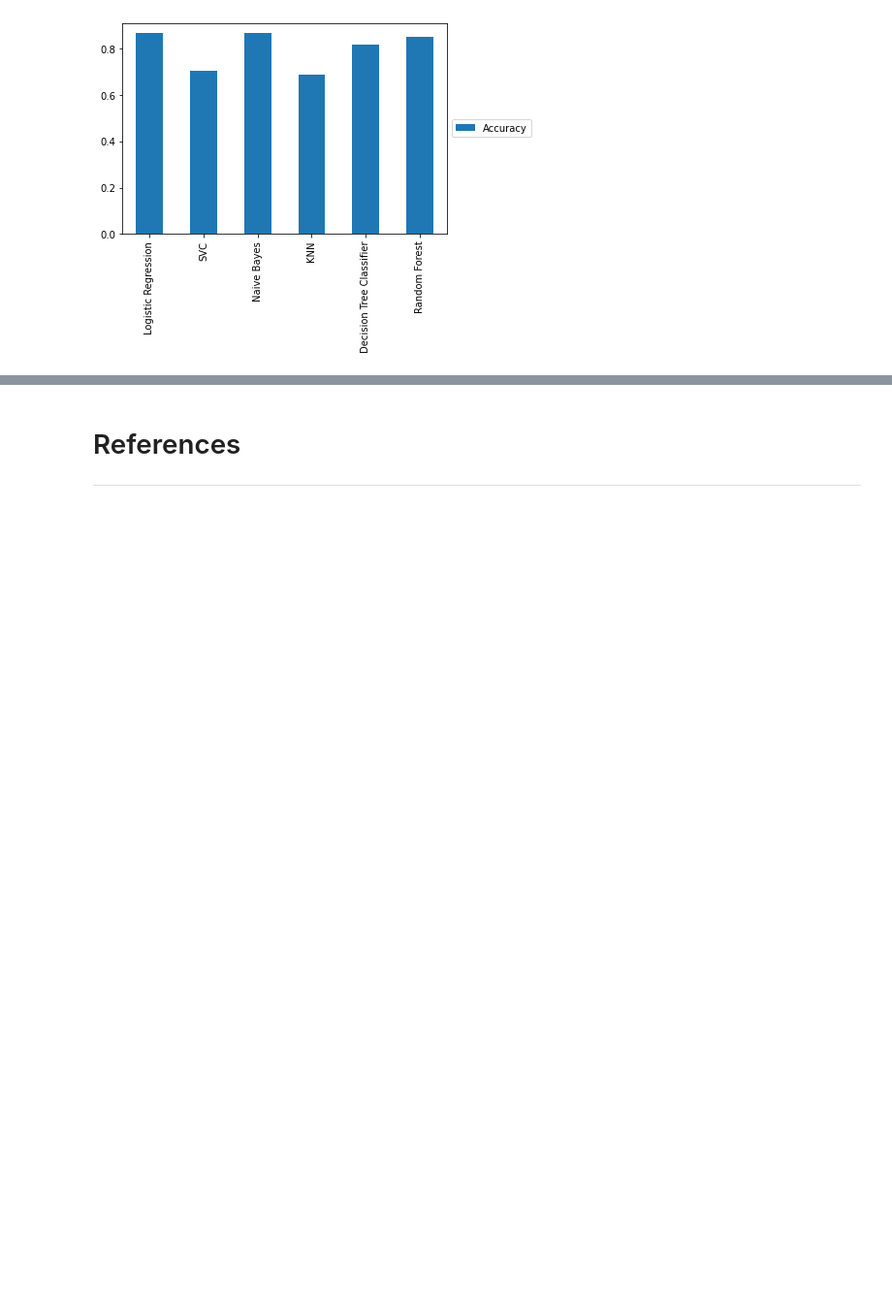
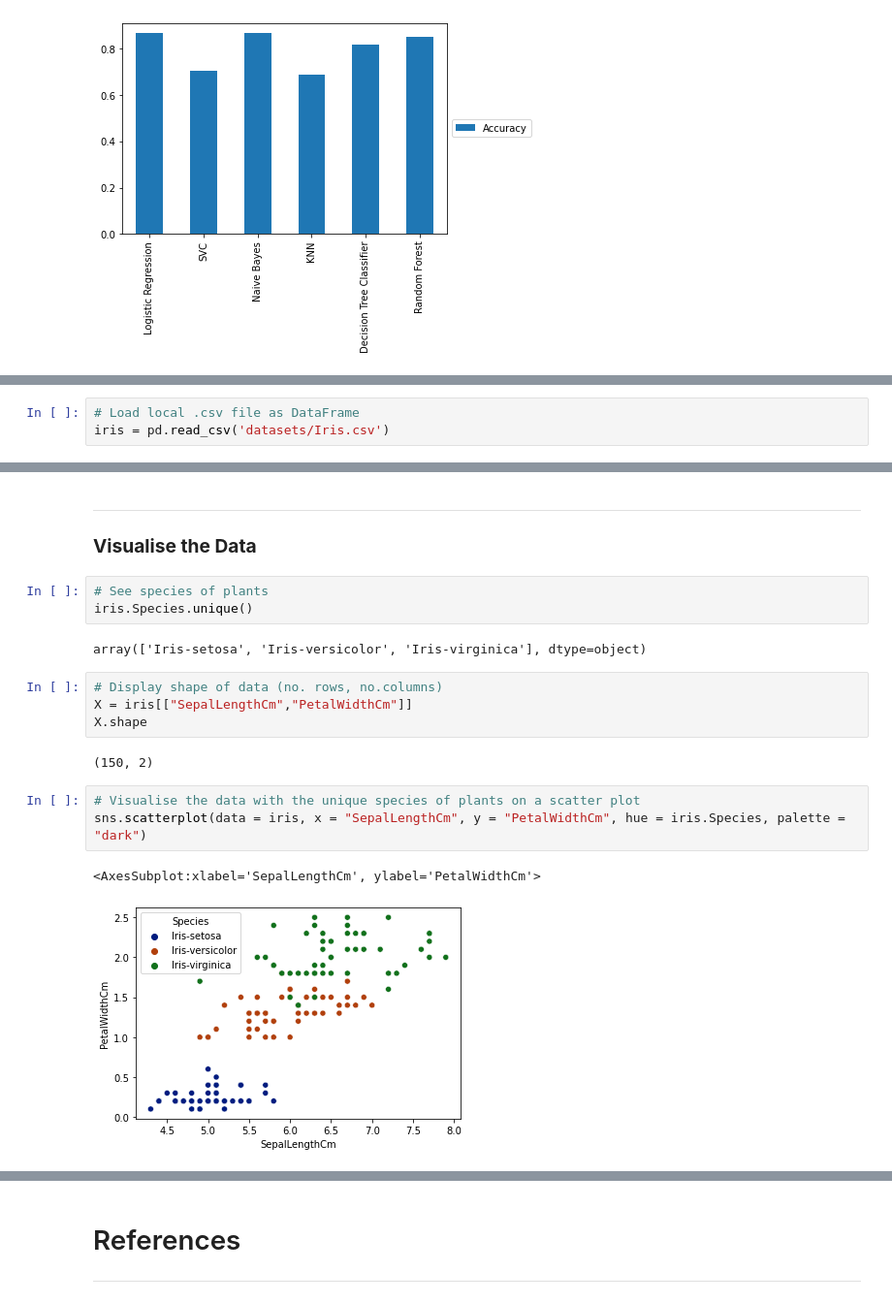
Before and after one commit to OwenKe11y/Emerging-Technologies-2021, a Jupyter notebook: project_notebooks/scikit-learn.ipynb, the cells around one changed output, grey strips where cells are left out. Shown at 97% size. Drawn from its saved outputs; the diff is of its cells as text; blank space fills up the shorter version.

Commit message:
Added clusting algorithm with the Iris dataset, cleaned up notebooks also

```diff
--- a/project_notebooks/scikit-learn.ipynb
+++ b/project_notebooks/scikit-learn.ipynb
@@ -379,0 +397,3 @@ From the bar chart, we can determine the accuracy to predict heart disease from
+# %%
+# Load local .csv file as DataFrame
+iris = pd.read_csv('datasets/Iris.csv')
@@ -379,0 +410,20 @@ From the bar chart, we can determine the accuracy to predict heart disease from
+# %% [markdown]
+***
+### <b>Visualise the Data</b>
+# %%
+# See species of plants
+iris.Species.unique()
+# %% [output]
+array(['Iris-setosa', 'Iris-versicolor', 'Iris-virginica'], dtype=object)
+# %%
+# Display shape of data (no. rows, no.columns)
+X = iris[["SepalLengthCm","PetalWidthCm"]]
+X.shape
+# %% [output]
+(150, 2)
+# %%
+# Visualise the data with the unique species of plants on a scatter plot
+sns.scatterplot(data = iris, x = "SepalLengthCm", y = "PetalWidthCm", hue = iris.Species, palette = "dark")
+# %% [output]
+<AxesSubplot:xlabel='SepalLengthCm', ylabel='PetalWidthCm'>
+[figure, added]
```
Also changed, not shown: parts of 23 cells of this notebook, 9 other files.
